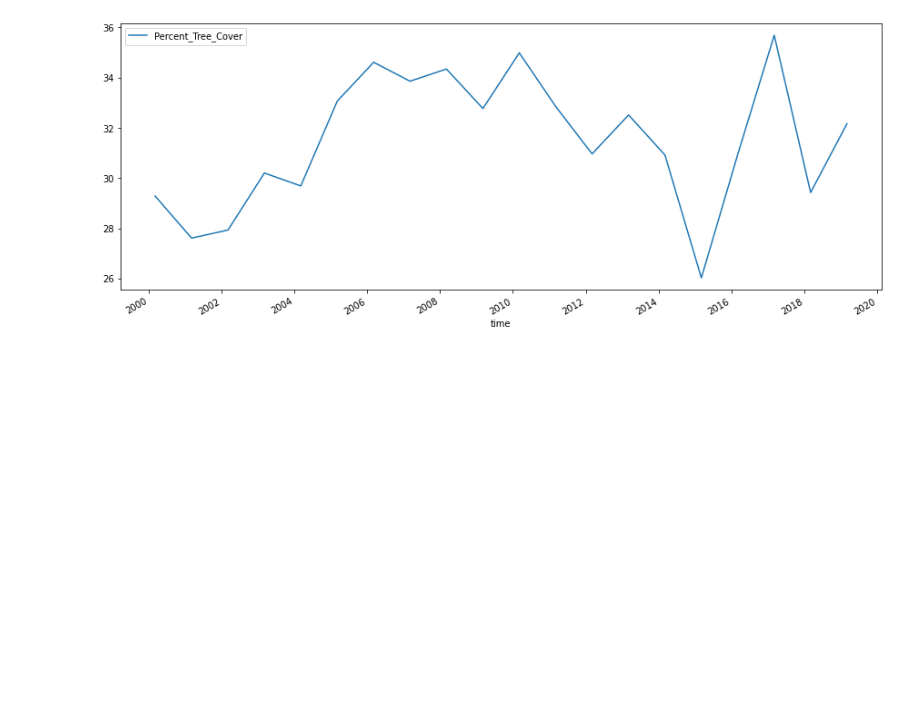
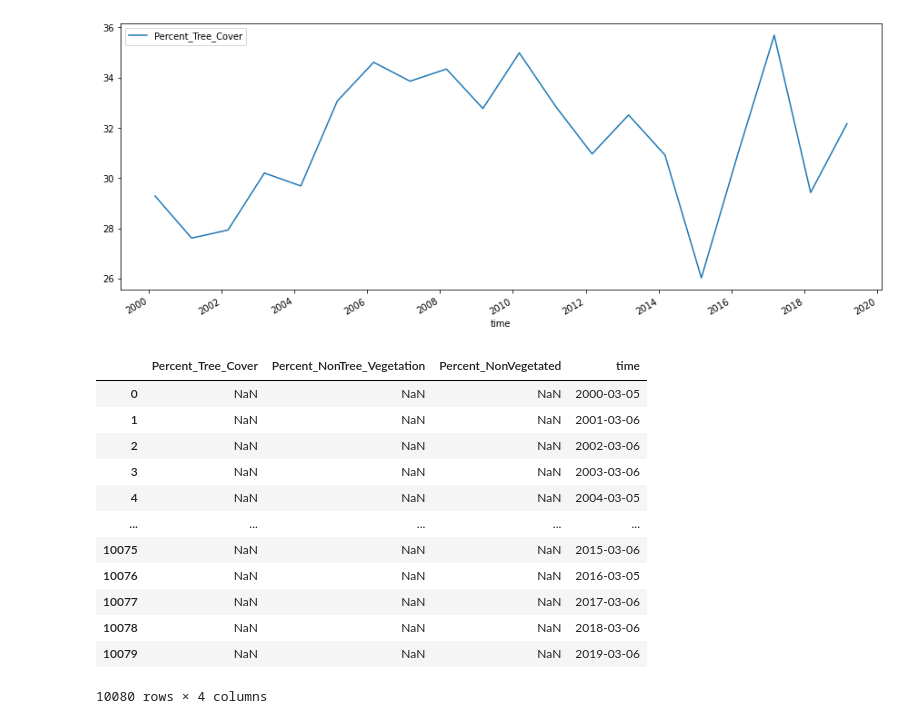
Before and after one commit to eebjwa/SENSE_GEE_TEAM3, a Jupyter notebook: Timeseries.ipynb, the cells around one changed output. Saved outputs shown, nothing was run; the diff lists cells and outputs as text; code cells hidden in the pictures; blank space fills up the shorter version.

```diff
--- a/Timeseries.ipynb
+++ b/Timeseries.ipynb
@@ -135,3 +141,19 @@ group.plot()
 plt.show()
 # %% [output]
 [figure]
+# %%
+df
+# %% [output]
+|  | Percent_Tree_Cover | Percent_NonTree_Vegetation | Percent_NonVegetated | time |
+| 0 | NaN | NaN | NaN | 2000-03-05 |
+| 1 | NaN | NaN | NaN | 2001-03-06 |
+| 2 | NaN | NaN | NaN | 2002-03-06 |
+| 3 | NaN | NaN | NaN | 2003-03-06 |
+| 4 | NaN | NaN | NaN | 2004-03-05 |
+| ... | ... | ... | ... | ... |
+| 10075 | NaN | NaN | NaN | 2015-03-06 |
+| 10076 | NaN | NaN | NaN | 2016-03-05 |
+| 10077 | NaN | NaN | NaN | 2017-03-06 |
+| 10078 | NaN | NaN | NaN | 2018-03-06 |
+| 10079 | NaN | NaN | NaN | 2019-03-06 |
+10080 rows × 4 columns
```
Also changed, not shown: parts of 9 cells of this notebook.
